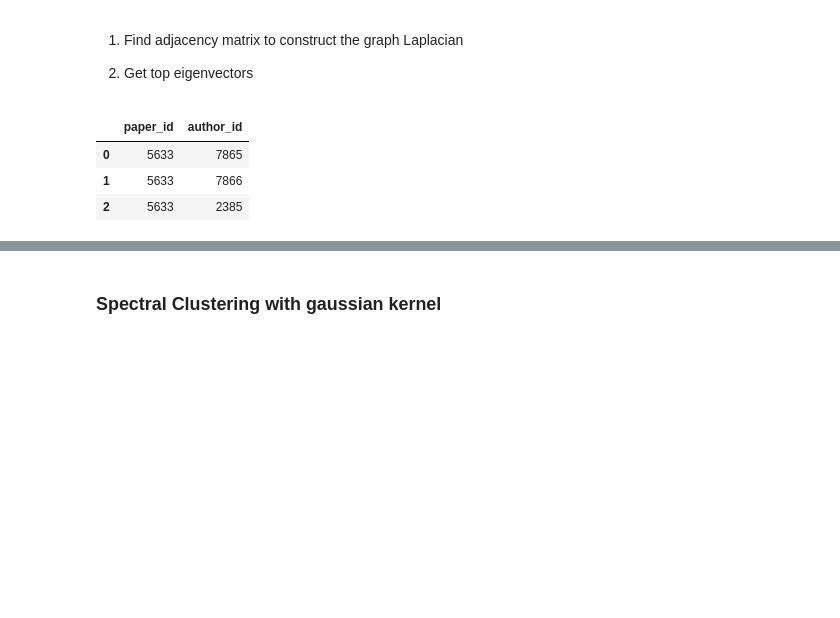
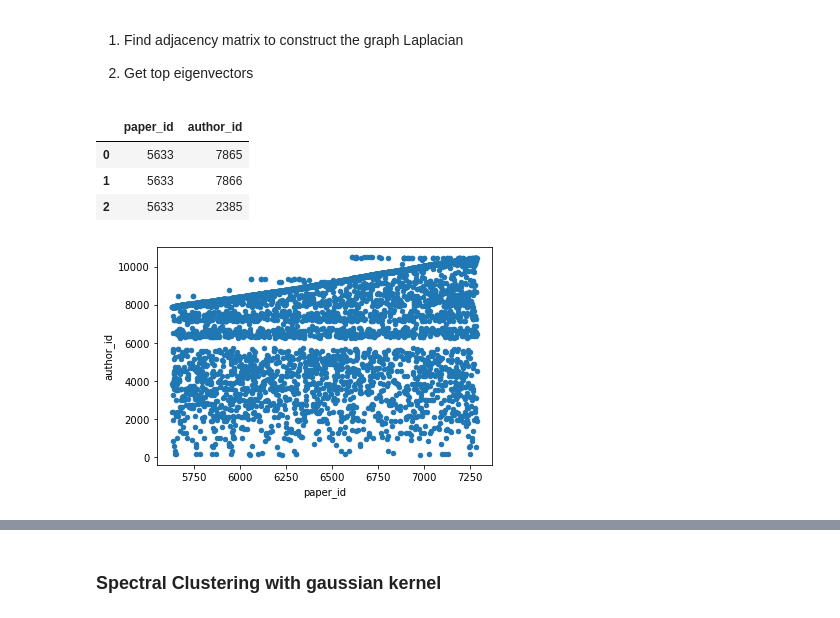
Before and after one commit to anmokhta/DSC180A-Project1, a Jupyter notebook: notebooks/spectral cluster.ipynb, the cells around one changed output, grey strips where cells are left out. Cells and saved outputs as stored; diff of their text form; code cells hidden in the pictures; blank space fills up the shorter version.

```diff
--- a/notebooks/spectral cluster.ipynb
+++ b/notebooks/spectral cluster.ipynb
@@ -203,12 +203,14 @@ from sklearn.metrics import silhouette_score
 # %%
 df_nips.head(3)
 df = df_nips[["paper_id", "author_id"]]
+df.plot(x="paper_id",y="author_id", kind="scatter")
 df.head(3)
 # %% [output]
 |  | paper_id | author_id |
 | 0 | 5633 | 7865 |
 | 1 | 5633 | 7866 |
 | 2 | 5633 | 2385 |
+[figure, added]
 # %%
 scaler = StandardScaler()
 X_scaled = scaler.fit_transform(df)
```
Also changed, not shown: parts of 1 cell of this notebook, 13 other files.
